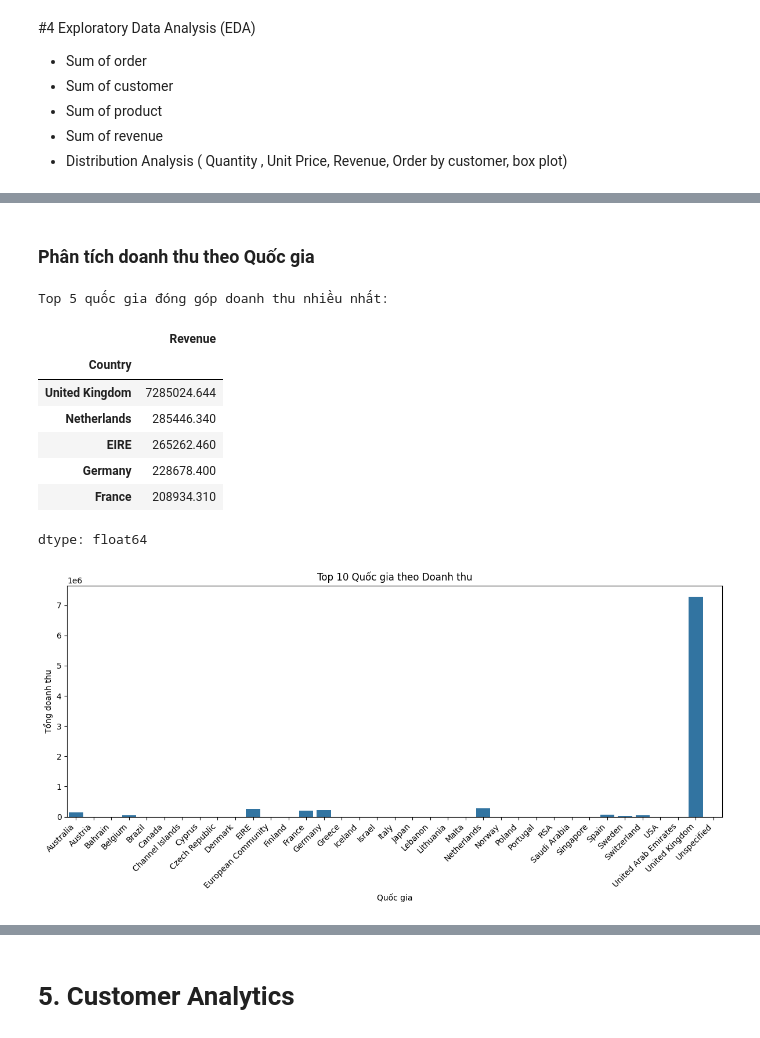
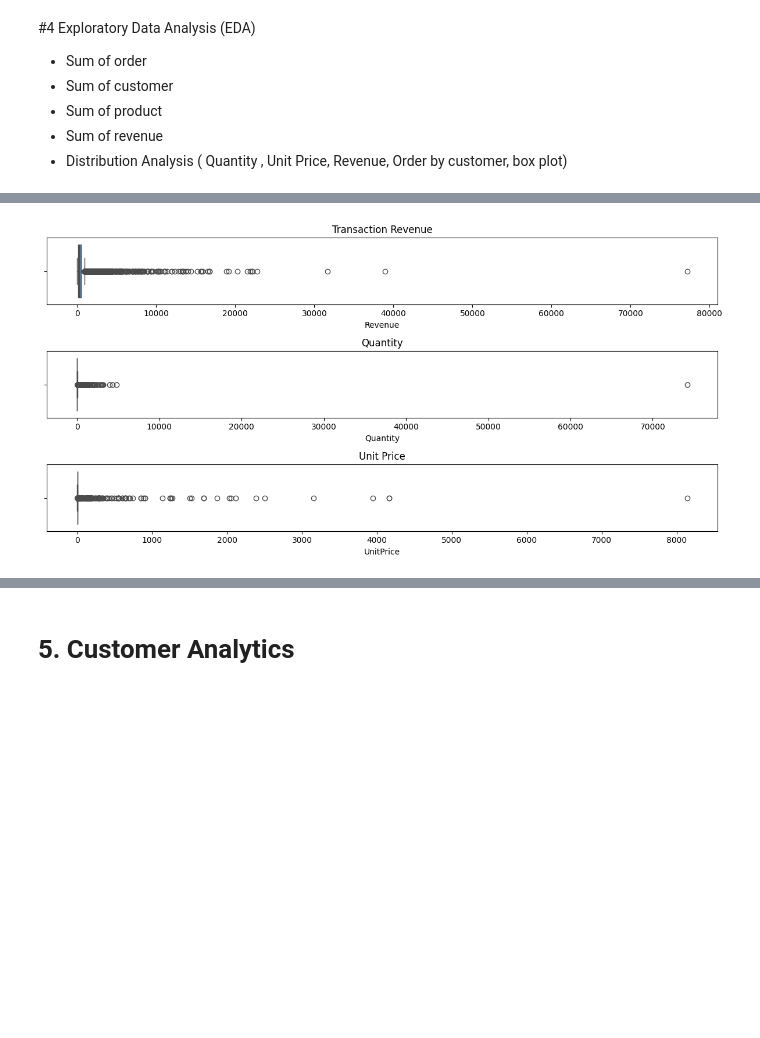
Before and after one commit to nguyennhat7102/Project_5_Retail_Sales, a Jupyter notebook: retail_datacamp.ipynb, the cells around one changed output, grey strips where cells are left out. Cells and saved outputs as stored; diff of their text form; code cells hidden in the pictures; blank space fills up the shorter version.

```diff
--- a/retail_datacamp.ipynb
+++ b/retail_datacamp.ipynb
@@ -292,26 +254,17 @@ plt.show()
-# %% [markdown]
-### Phân tích doanh thu theo Quốc gia
-# %%
-revenue_by_country = df.groupby('Country')['Revenue'].sum().sort_values(ascending=False)
-print("Top 5 quốc gia đóng góp doanh thu nhiều nhất:")
-display(revenue_by_country.head())
-
-plt.figure(figsize=(12, 6))
-sns.barplot(x=revenue_by_country.head(10).index, y=revenue_by_country.head(10).values)
-plt.title('Top 10 Quốc gia theo Doanh thu')
-plt.xlabel('Quốc gia')
-plt.ylabel('Tổng doanh thu')
-plt.xticks(rotation=45, ha='right')
-plt.tight_layout()
-plt.show()
-# %% [output]
-Top 5 quốc gia đóng góp doanh thu nhiều nhất:
-|  | Revenue |
-| Country |  |
-| United Kingdom | 7285024.644 |
-| Netherlands | 285446.340 |
-| EIRE | 265262.460 |
-| Germany | 228678.400 |
-| France | 208934.310 |
-dtype: float64
-[figure, removed]
+# %%
+revenue_per_order = df.groupby('InvoiceNo')['Revenue'].sum().reset_index()
+fig, axes = plt.subplots(3, 1, figsize=(12, 6))
+
+sns.boxplot(data=revenue_per_order, x='Revenue', color='steelblue', ax=axes[0])
+axes[0].set_title('Transaction Revenue')
+
+sns.boxplot(data=df, x='Quantity', color='steelblue', ax=axes[1])
+axes[1].set_title('Quantity')
+
+sns.boxplot(data=df, x='UnitPrice', color='steelblue', ax=axes[2])
+axes[2].set_title('Unit Price')
+
+plt.tight_layout()
+plt.show()
+# %% [output]
+[figure, added]
```
Also changed, not shown: parts of 27 cells of this notebook, 6 other files.
